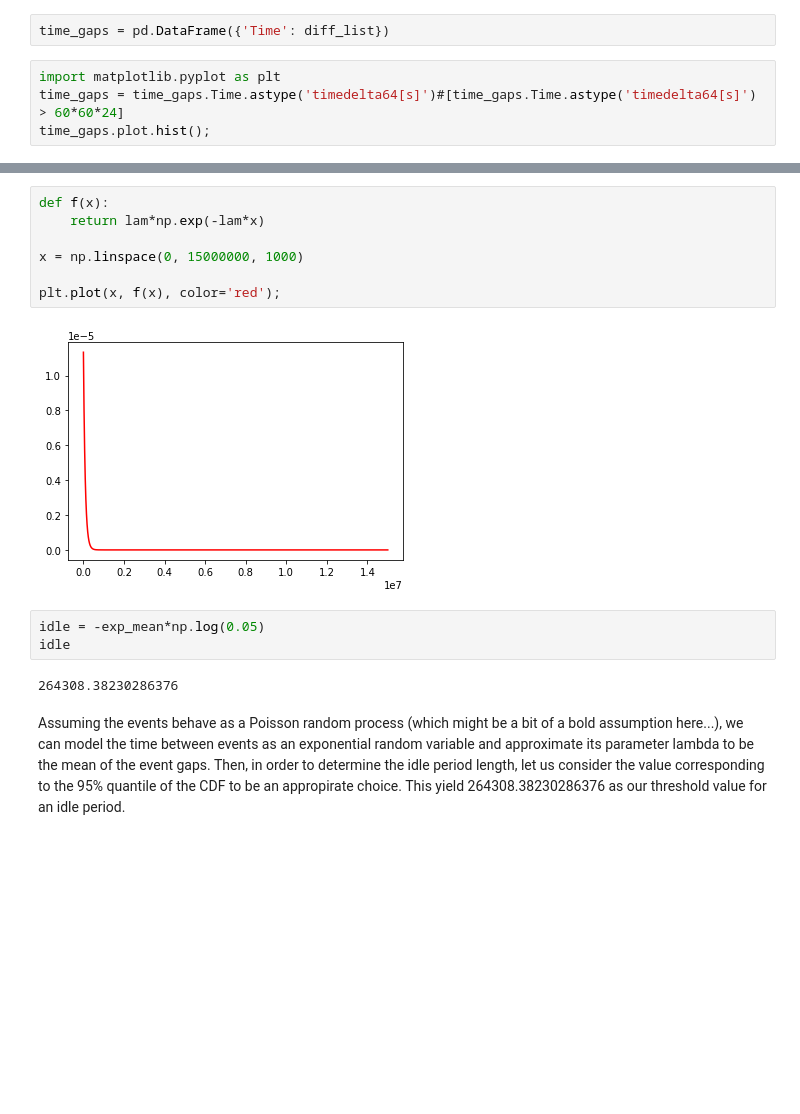
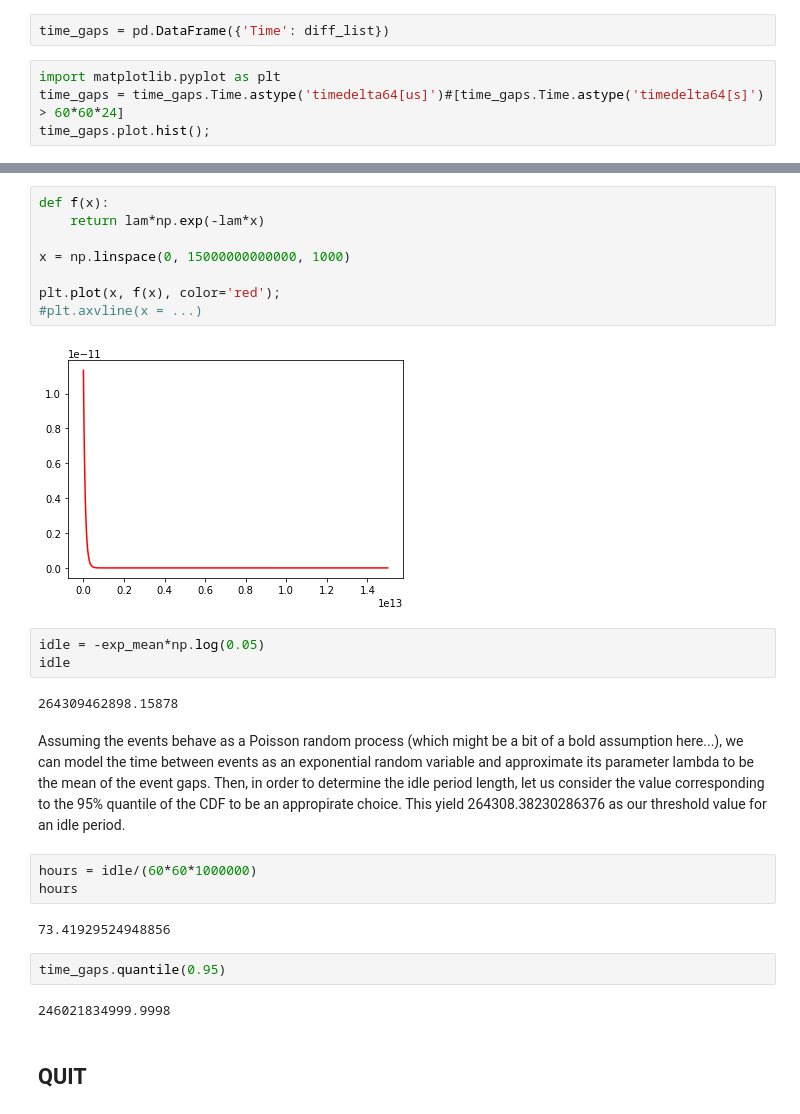
Before and after one commit to Data-ScienceHub/ETM, a Jupyter notebook: Code/IdleSequenceLengths.ipynb, the cells around one changed output, grey strips where cells are left out. Saved outputs shown, nothing was run; the diff lists cells and outputs as text; blank space fills up the shorter version.

```diff
--- a/Code/IdleSequenceLengths.ipynb
+++ b/Code/IdleSequenceLengths.ipynb
@@ -42,6 +44,6 @@ for user in users:
 time_gaps = pd.DataFrame({'Time': diff_list})
 # %%
 import matplotlib.pyplot as plt
-time_gaps = time_gaps.Time.astype('timedelta64[s]')#[time_gaps.Time.astype('timedelta64[s]') > 60*60*24]
+time_gaps = time_gaps.Time.astype('timedelta64[us]')#[time_gaps.Time.astype('timedelta64[s]') > 60*60*24]
 time_gaps.plot.hist();
 # %% [output]
@@ -59,16 +63,28 @@ lam
 # %%
 def f(x):
     return lam*np.exp(-lam*x)
 
-x = np.linspace(0, 15000000, 1000)
+x = np.linspace(0, 15000000000000, 1000)
 
 plt.plot(x, f(x), color='red');
+#plt.axvline(x = ...)
 # %% [output]
-[figure, old version]
+[figure, new version]
 # %%
 idle = -exp_mean*np.log(0.05)
 idle
 # %% [output]
-264308.38230286376
+264309462898.15878
 # %% [markdown]
 Assuming the events behave as a Poisson random process (which might be a bit of a bold assumption here...), we can model the time between events as an exponential random variable and approximate its parameter lambda to be the mean of the event gaps. Then, in order to determine the idle period length, let us consider the value corresponding to the 95% quantile of the CDF to be an appropirate choice. This yield 264308.38230286376 as our threshold value for an idle period.
+# %%
+hours = idle/(60*60*1000000)
+hours
+# %% [output]
+73.41929524948856
+# %%
+time_gaps.quantile(0.95)
+# %% [output]
+246021834999.9998
+# %% [markdown]
+## QUIT
```
Also changed, not shown: parts of 27 cells of this notebook.
